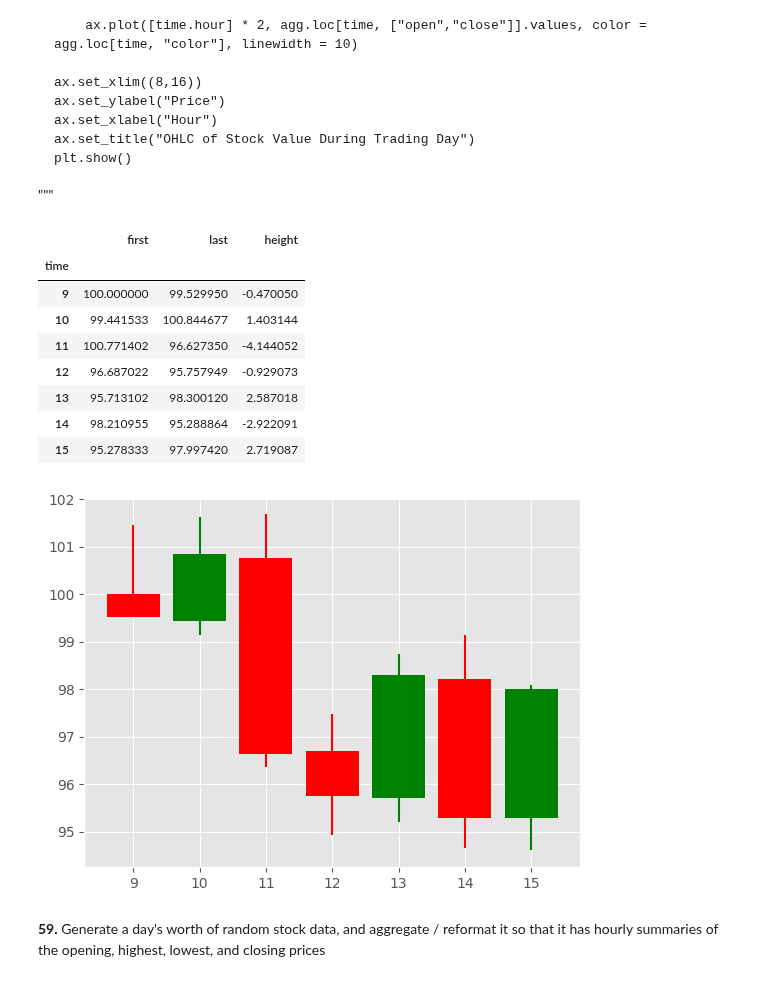
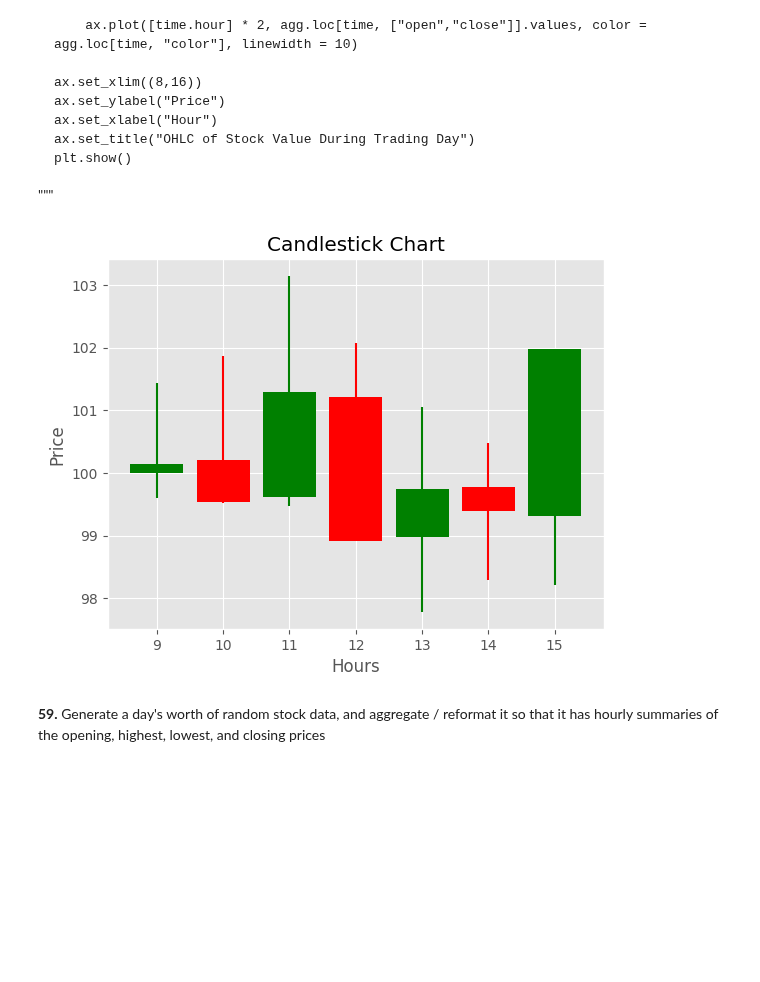
Before and after one commit to Michael-not/60_pandas_puzzles, a Jupyter notebook: 60_pandas_puzzles.ipynb, the cells around one changed output. Drawn from its saved outputs; the diff is of its cells as text; code cells hidden in the pictures; blank space fills up the shorter version.

```diff
--- a/60_pandas_puzzles.ipynb
+++ b/60_pandas_puzzles.ipynb
@@ -1242,51 +1242,45 @@ def plot_candlestick(agg):
 # %%
 import numpy as np
 def float_to_time(x):
     return str(int(x)) + ":" + str(int(x%1 * 60)).zfill(2) + ":" + str(int(x*60 % 1 * 60)).zfill(2)
 
 def day_stock_data():
     #NYSE is open from 9:30 to 4:00
     time = 9.5
     price = 100
     results = [(float_to_time(time), price)]
     while time < 16:
         elapsed = np.random.exponential(.001)
         time += elapsed
         if time > 16:
             break
         price_diff = np.random.uniform(.999, 1.001)
         price *= price_diff
         results.append((float_to_time(time), price))
 
 
     df = pd.DataFrame(results, columns = ['time','price'])
     df.time = pd.to_datetime(df.time)
     return df
+
+def candlestick(df):
+    hourly_MM = df.groupby(df["time"].dt.hour)["price"].agg(["min","max"])
+    hourly_FL = df.groupby(df["time"].dt.hour)["price"].agg(
+        first="first",
+        last="last",
+        height=lambda x: x.iloc[-1] - x.iloc[0]  # last - first
+    )
+    colors = np.where(hourly_FL["height"]>= 0, "green", "red")  # Determine the color based on the height
+    plt.vlines(hourly_MM.index,hourly_MM["min"],hourly_MM["max"],color = colors)
+    plt.bar(hourly_FL.index, hourly_FL["height"], bottom = hourly_FL["first"],color = colors)
+    plt.xlabel("Hours")   # підпис осі X
+    plt.ylabel("Price")   # підпис осі Y
+    plt.title("Candlestick Chart")
+
 df = day_stock_data()
-
-#df["hour"] = df["time"].dt.hour
-#hourly_FL = df.groupby(df["time"].dt.hour)["price"].agg(["first","last"])
-hourly_MM = df.groupby(df["time"].dt.hour)["price"].agg(["min","max"])
-hourly_FL = df.groupby(df["time"].dt.hour)["price"].agg(
-    first="first",
-    last="last",
-    height=lambda x: x.iloc[-1] - x.iloc[0]  # last - first
-)
-colors = np.where(hourly_FL["height"]>= 0, "green", "red")  # Determine the color based on the height
-plt.vlines(hourly_MM.index,hourly_MM["min"],hourly_MM["max"],color = colors)
-plt.bar(hourly_FL.index, hourly_FL["height"], bottom = hourly_FL["first"],color = colors)
-hourly_FL
+candlestick(df)
 # %% [output]
-|  | first | last | height |
-| time |  |  |  |
-| 9 | 100.000000 | 99.529950 | -0.470050 |
-| 10 | 99.441533 | 100.844677 | 1.403144 |
-| 11 | 100.771402 | 96.627350 | -4.144052 |
-| 12 | 96.687022 | 95.757949 | -0.929073 |
-| 13 | 95.713102 | 98.300120 | 2.587018 |
-| 14 | 98.210955 | 95.288864 | -2.922091 |
-| 15 | 95.278333 | 97.997420 | 2.719087 |
-[figure, old version]
+[figure, new version]
 # %% [markdown]
 **59.** Generate a day's worth of random stock data, and aggregate / reformat it so that it has hourly summaries of the opening, highest, lowest, and closing prices
 # %% [markdown]
```
Also changed, not shown: parts of 17 cells of this notebook.
